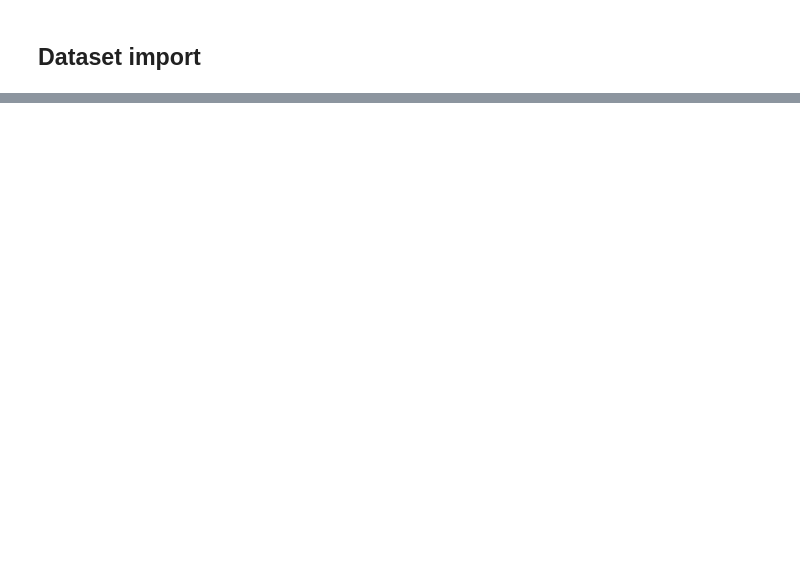
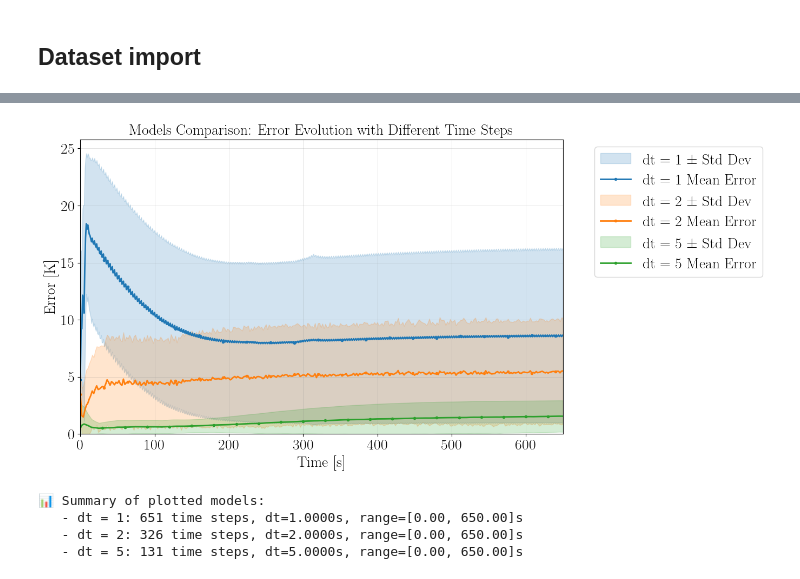
Before and after one commit to dgbarcena/ia_thermal, a Jupyter notebook: ismaelgallo/comparison_convlstm_pinn.ipynb, the cells around one changed output, grey strips where cells are left out. Saved outputs shown, nothing was run; the diff lists cells and outputs as text; code cells hidden in the pictures; blank space fills up the shorter version.

```diff
--- a/ismaelgallo/comparison_convlstm_pinn.ipynb
+++ b/ismaelgallo/comparison_convlstm_pinn.ipynb
@@ -1464,14 +1496,16 @@ def analyze_batch_size(models_dict, dataset, T_true_all, Q_random,
 # %% [markdown]
 ## Simulation of a number of cases for comparison
 # %%
-n_data = 2          # Número de casos a analizar
+n_data = 10          # Número de casos a analizar
 time_sim = 650         # Tiempo máximo de simulación [s]
-dt = 1                  # Paso temporal [s]
-sequence_length = time_sim // dt + 1  # Longitud de la secuencia (número de pasos temporales)
+dt_values = [1, 2, 5, 10, 20, 50, 100]                  # Paso temporal [s]
+# Calculate sequence length for each dt value in the list
+sequence_lengths = [time_sim // dt + 1 for dt in dt_values]
 T_init = 298.0          # Temperatura inicial [K]
 
 print(f"   📊 Casos a analizar: {n_data}")
 print(f"   ⏱️  Tiempo máximo: {time_sim}s")
+print(f"   ⏱️  Longitud de secuencia: {sequence_lengths} pasos")
 
 Q_random, T_interfaces_random, T_env_random = generate_unique_cases(n_data)
 # %% [output]
@@ -1517,6 +1589,6 @@ print(f"   - {spatial_nodes} nodos espaciales")
 # %% [markdown]
 ## Dataset import
 # %%
-dataset = load_dataset_convlstm(base_path=BASE_PATH, dt = dt)
-dataset_phy = load_dataset_convlstm(base_path=BASE_PATH, physic=True, dt = dt)
+dataset = load_dataset_convlstm(base_path=BASE_PATH)
+dataset_phy = load_dataset_convlstm(base_path=BASE_PATH, physic=True)
 # %% [markdown]
@@ -1625,0 +1739,13 @@ ConvLSTM - Error máximo en cualquier paso: 11.091 K
+# %%
+if comparison_results:
+    plot_models_comparison_with_std_bands(
+        comparison_results,
+        save_as_pdf=True,
+        filename=f'comparison_convlstm_different_dt_time{time_sim}'
+    )
+# %% [output]
+[figure, added]
+📊 Summary of plotted models:
+   - dt = 1: 651 time steps, dt=1.0000s, range=[0.00, 650.00]s
+   - dt = 2: 326 time steps, dt=2.0000s, range=[0.00, 650.00]s
+   - dt = 5: 131 time steps, dt=5.0000s, range=[0.00, 650.00]s
```
Also changed, not shown: parts of 8 cells of this notebook, 40 other files.
